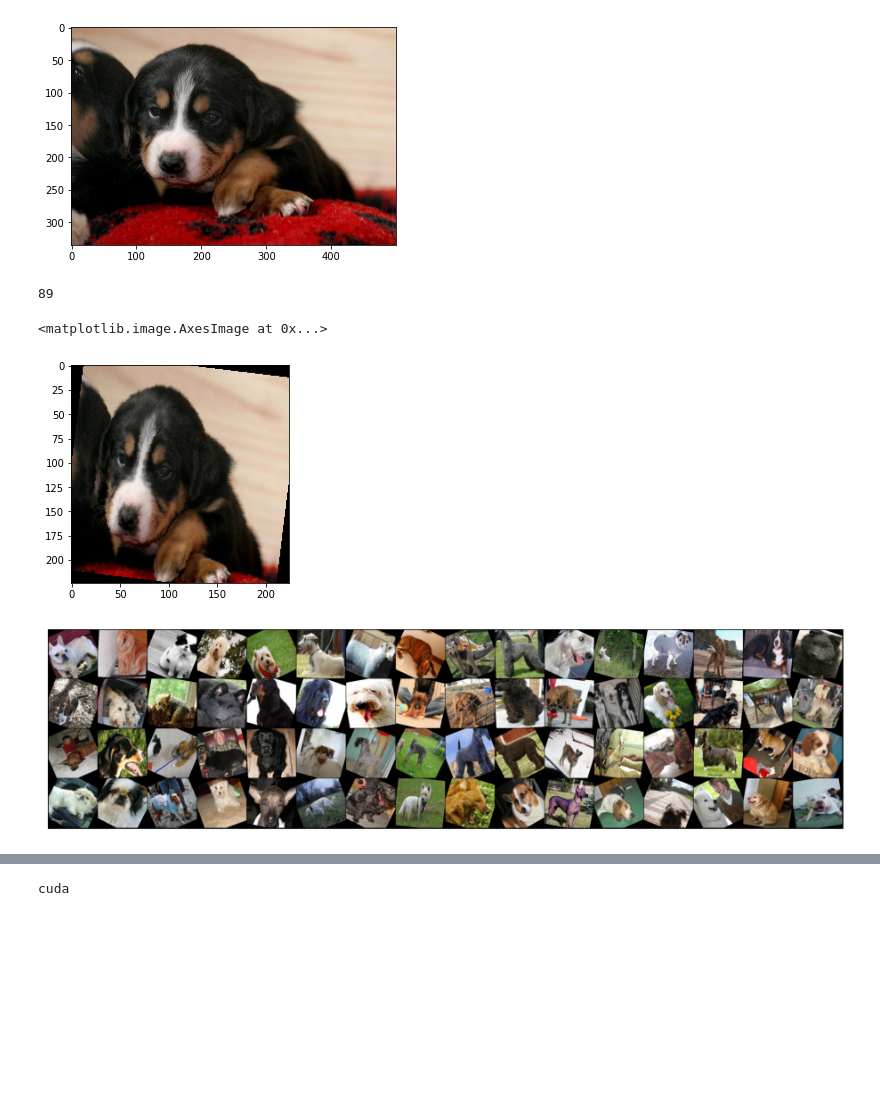
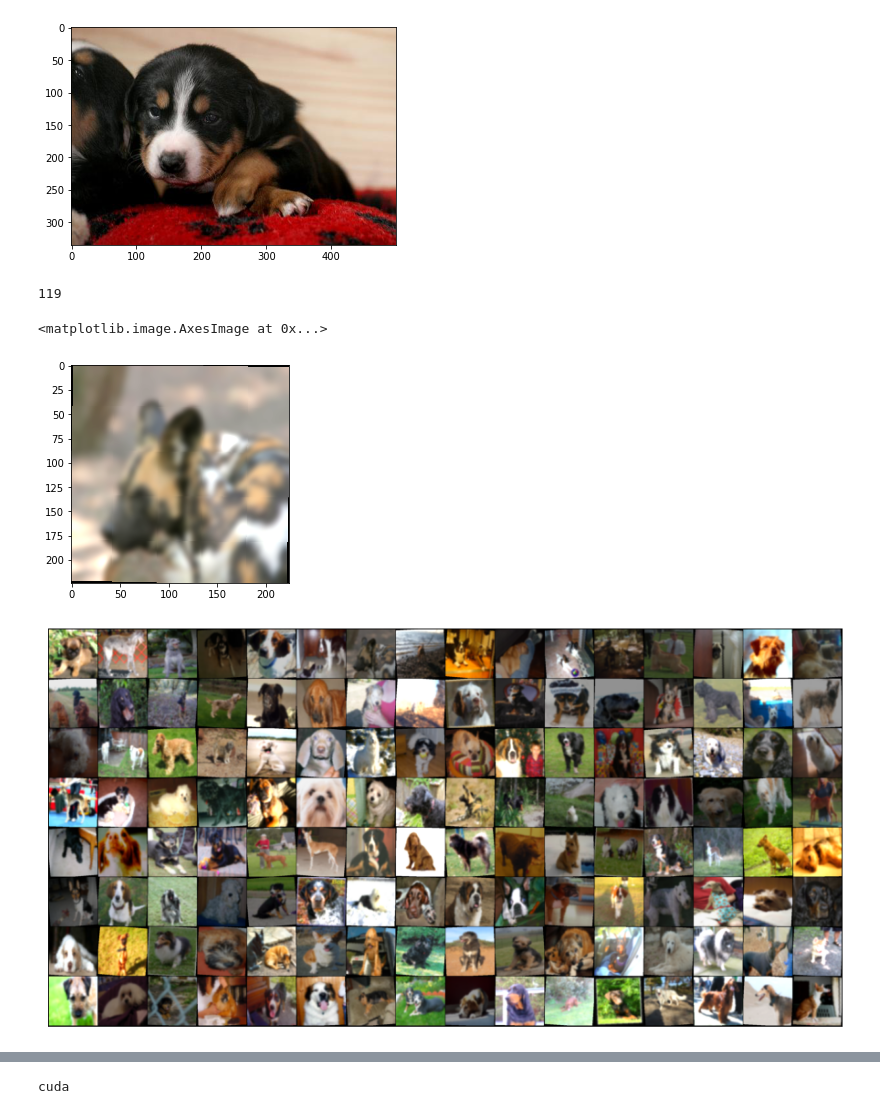
Before and after one commit to hsiangwei0903/Fine-Grained-Object-Recognition, a Jupyter notebook: TrainingAndTent.ipynb, the cells around one changed output, grey strips where cells are left out. Cells and saved outputs as stored; diff of their text form; code cells hidden in the pictures; blank space fills up the shorter version.

```diff
--- a/TrainingAndTent.ipynb
+++ b/TrainingAndTent.ipynb
@@ -104,18 +104,27 @@ test_transform = transforms.Compose([
     transforms.Resize((224,224)),
     transforms.ToTensor(),
 ])
+
+corrupt_transform = transforms.Compose([
+    transforms.Resize((224, 224)),
+    transforms.GaussianBlur(kernel_size=(15,15), sigma=(3, 3)),
+    transforms.RandomRotation(degrees=5),
+    transforms.ColorJitter(brightness=(.5,1.5), saturation=(1,1.25)),
+    transforms.ToTensor(),
+])
 # %%
 train_dataset = DogBreedDataset(train_ds, train_transform)
 val_dataset = DogBreedDataset(val_ds, val_transform)
 test_dataset = DogBreedDataset(test_ds, test_transform)
+corrupt_test_dataset = DogBreedDataset(test_ds, corrupt_transform)
 # %%
-img, label = train_dataset[6]
+img, label = corrupt_test_dataset[6]
 print(label)
 plt.imshow(img.permute(1,2,0))
 # %% [output]
-89
+119
 <matplotlib.image.AxesImage at 0x...>
-[figure, old version]
+[figure, new version]
 # %%
 batch_size =64
 
@@ -123,6 +132,7 @@ batch_size =64
 train_dl = DataLoader(train_dataset, batch_size, shuffle=True, num_workers=2, pin_memory=True)
 val_dl = DataLoader(val_dataset, batch_size*2, num_workers=2, pin_memory=True)
 test_dl = DataLoader(test_dataset, batch_size*2, num_workers=2, pin_memory=True)
+corrupt_test_dl = DataLoader(corrupt_test_dataset, batch_size*2, num_workers=2, pin_memory=True)
 # %%
 def show_batch(dl):
     for img, lb in dl:
@@ -131,9 +141,9 @@ def show_batch(dl):
         ax.imshow(make_grid(img.cpu(), nrow=16).permute(1,2,0))
         break
 # %%
-show_batch(train_dl)
+show_batch(corrupt_test_dl)
 # %% [output]
-[figure, old version]
+[figure, new version]
 # %%
 def accuracy(outputs, labels):
     _, preds = torch.max(outputs, dim=1)
```
Also changed, not shown: parts of 35 cells of this notebook.
